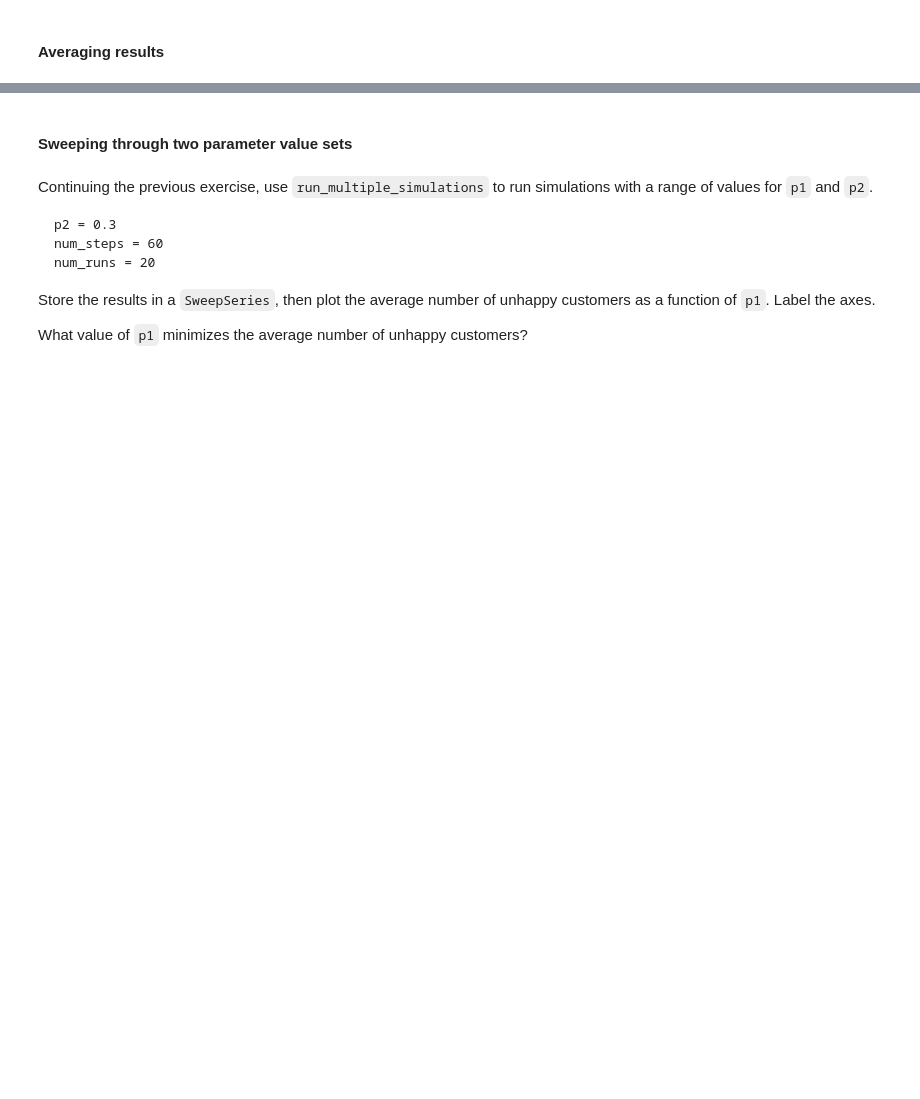
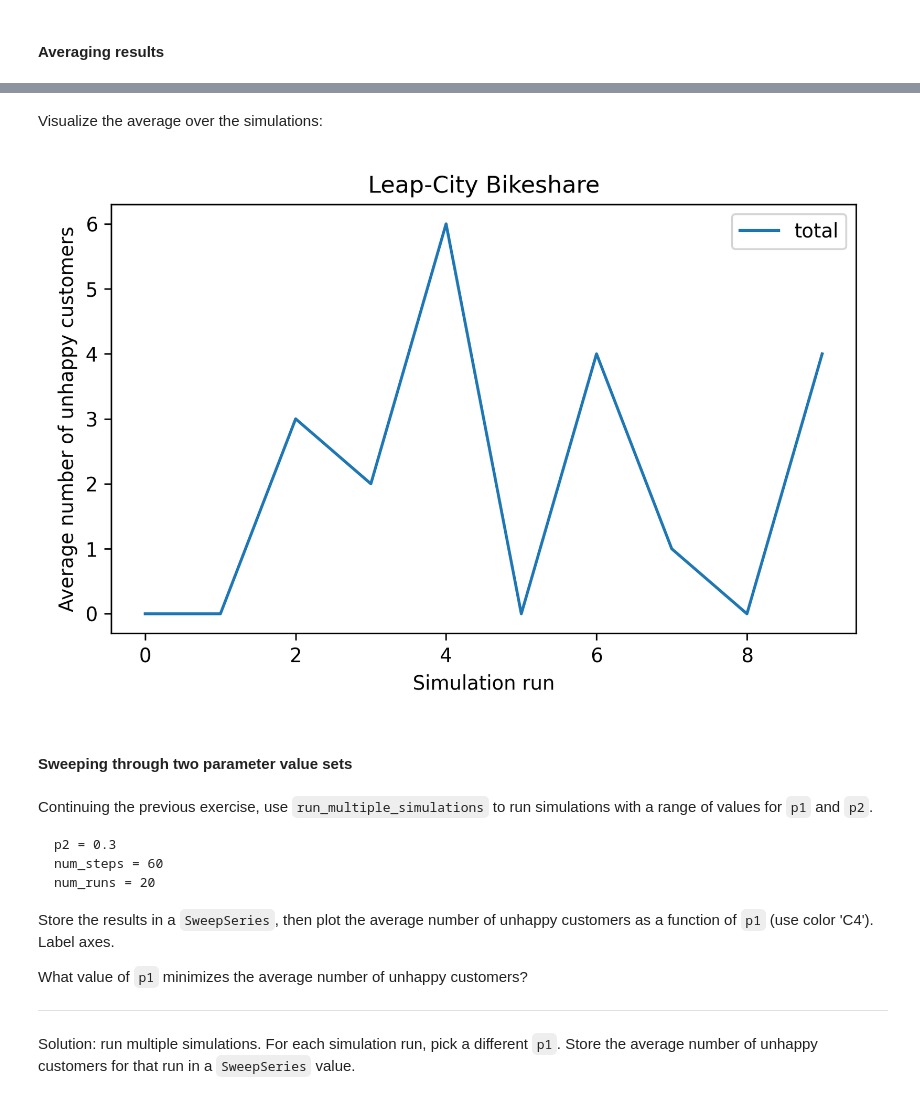
Before and after one commit to birkenkrahe/mod23, a Jupyter notebook: ipynb/4_challenge.ipynb, the cells around one changed output, grey strips where cells are left out. Cells and saved outputs as stored; diff of their text form; code cells hidden in the pictures; blank space fills up the shorter version.

```diff
--- a/ipynb/4_challenge.ipynb
+++ b/ipynb/4_challenge.ipynb
@@ -32,3 +92,16 @@ NumPy to compute the average number of unhappy customers.
+# %% [markdown]
+Visualize the average over the simulations:
+# %%
+unhappy.plot(label='total', color='C0')
+decorate(title='Leap-City Bikeshare',
+         xlabel='Simulation run',
+         ylabel='Average number of unhappy customers')
+
+import matplotlib.pyplot as plt
+plt.savefig("img/unhappy.png")
+plt.clf()
+# %% [output]
+[figure, added]
 # %% [markdown]
 #### Sweeping through two parameter value sets
 # %% [markdown]
@@ -40,6 +113,12 @@ simulations with a range of values for `p1` and `p2`.
     num_runs = 20
 
 Store the results in a `SweepSeries`, then plot the average number of
-unhappy customers as a function of `p1`.  Label the axes.
+unhappy customers as a function of `p1` (use color 'C4'). Label axes.
 
 What value of `p1` minimizes the average number of unhappy customers?
+
+---
+
+Solution: run multiple simulations. For each simulation run, pick a
+different `p1`. Store the average number of unhappy customers for that
+run in a `SweepSeries` value.
```
Also changed, not shown: parts of 9 cells of this notebook, 2 other files.
